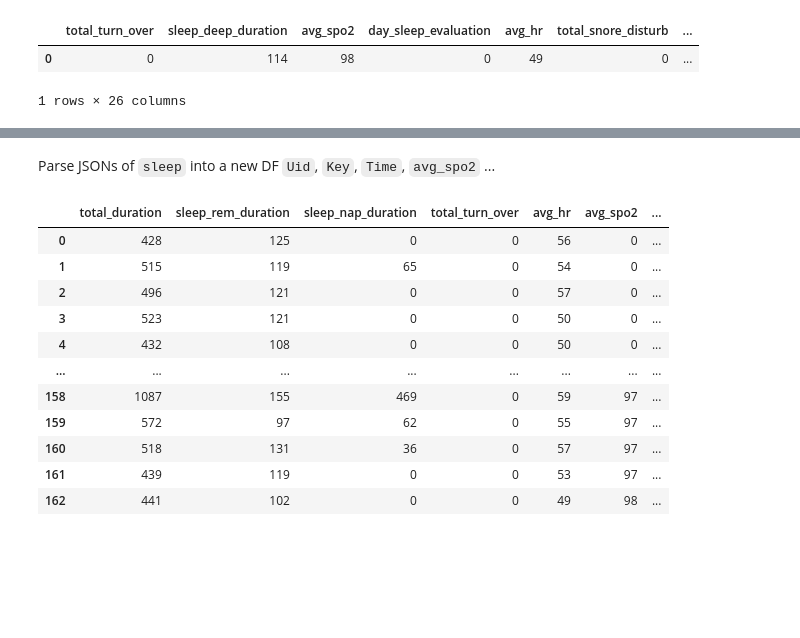
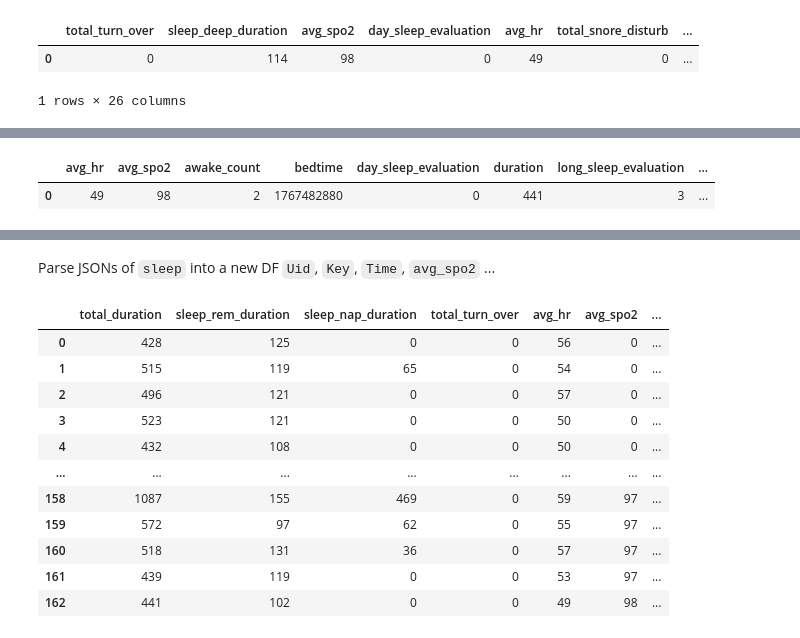
Before and after one commit to maciejleszek/bachelor-thesis, a Jupyter notebook: test.ipynb, the cells around one changed output, grey strips where cells are left out. Drawn from its saved outputs; the diff is of its cells as text; code cells hidden in the pictures; blank space fills up the shorter version.

Commit message:
Drop: duplicates and unused values from one specific sleep data df

```diff
--- a/test.ipynb
+++ b/test.ipynb
@@ -9,8 +9,8 @@ print(list(df.columns))
 # %% [output]
 ['Uid', 'Sid', 'Tag', 'Key', 'Time', 'Value', 'UpdateTime']
 # %%
-pd.get_option("display.max_colwidth")
-pd.set_option("display.max_colwidth", None)
+pd.set_option('display.max_colwidth', None)
+pd.set_option('display.max_columns', None)
 # %% [markdown]
 Access one specific(epoch = 1767484800) `sleep` data
 # %%
@@ -40,5 +38,11 @@ Merge two df
 # %%
-print(sleep_data_1767484800_df['segment_details'])
+# 1 - access
+sleep_data_1767484800_df['segment_details']
+
+# 2 - new df
 sleep_data_1767484800_segment_details_df = pd.json_normalize(sleep_data_1767484800_df.explode('segment_details')['segment_details'])
-sleep_data_1767484800_segment_details_df
+
+# 3 - merge
+sleep_data_1767484800_merged_df = pd.merge(sleep_data_1767484800_df.drop(columns=['segment_details']), sleep_data_1767484800_segment_details_df, how = 'inner')
+sleep_data_1767484800_merged_df
 # %% [output]
@@ -48,0 +70,6 @@ Name: segment_details, dtype: object
+# %%
+sleep_data_1767484800_merged_dropped_df = sleep_data_1767484800_merged_df.drop(columns=['breath_quality', 'sleep_algorithm_version', 'sleep_trace_duration', 'total_body_move',  'total_snore', 'total_snore_disturb', 'total_turn_over', 'total_duration', 'total_long_duration'])
+sleep_data_1767484800_merged_dropped_df
+# %% [output]
+|  | avg_hr | avg_spo2 | awake_count | bedtime | day_sleep_evaluation | duration | long_sleep_evaluation | ... |
+| 0 | 49 | 98 | 2 | 1767482880 | 0 | 441 | 3 | ... |
```
Also changed, not shown: parts of 6 cells of this notebook.
